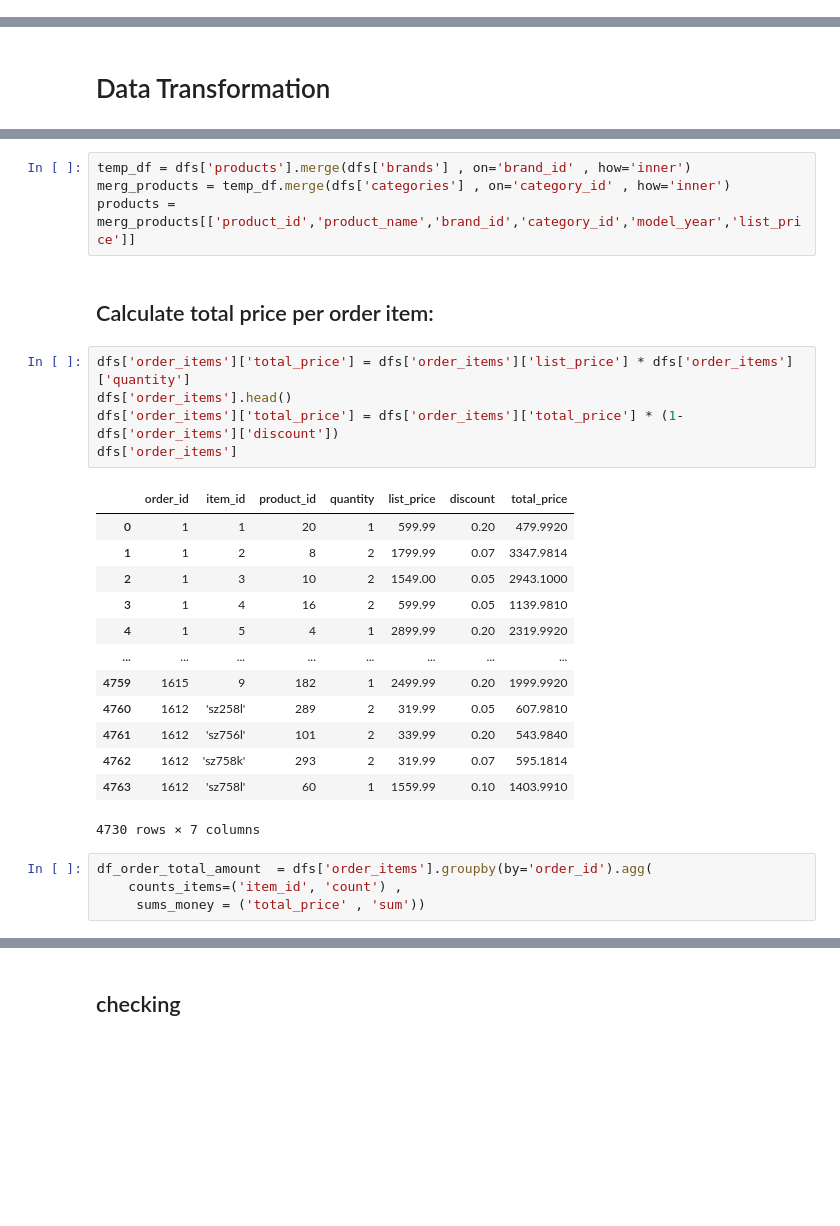
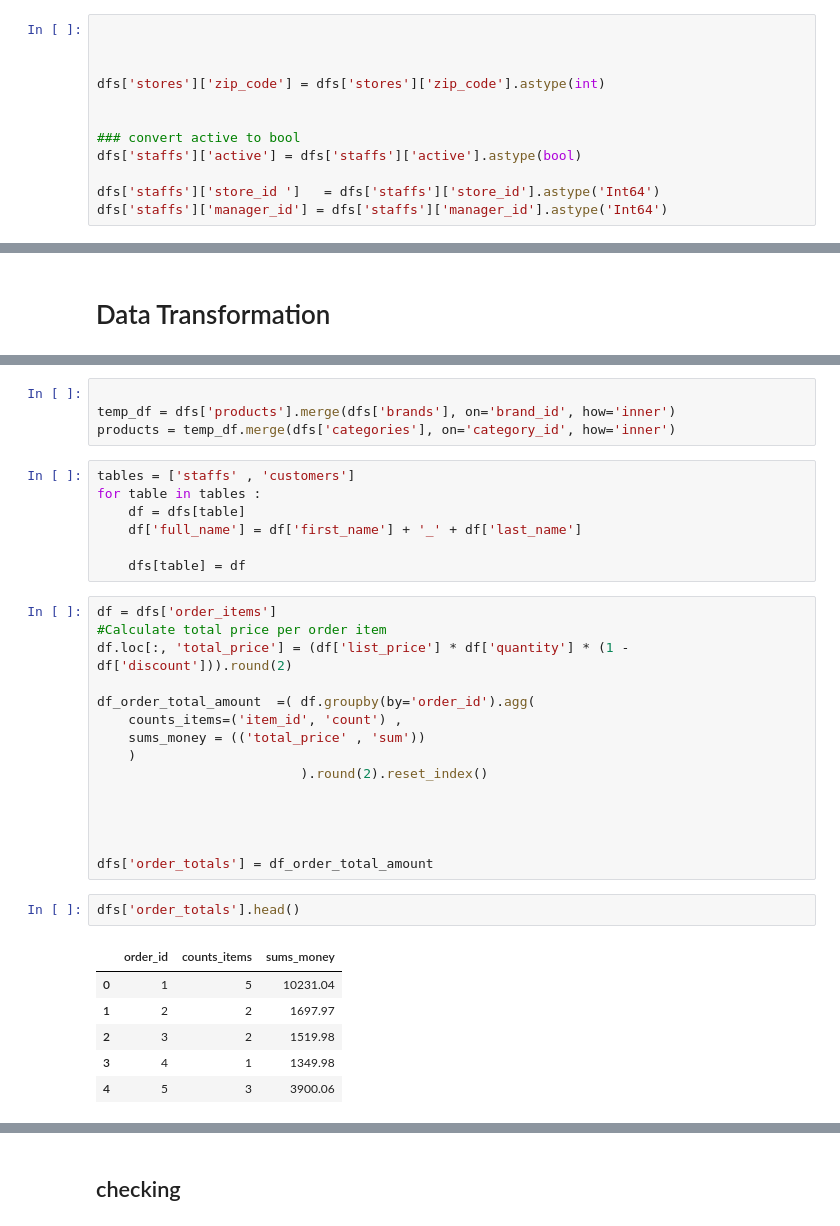
Before and after one commit to bob88p/DE_Retail, a Jupyter notebook: project_DE.ipynb, the cells around one changed output, grey strips where cells are left out. Saved outputs shown, nothing was run; the diff lists cells and outputs as text; blank space fills up the shorter version.

```diff
--- a/project_DE.ipynb
+++ b/project_DE.ipynb
@@ -298,0 +377,12 @@ dfs['stocks'] =  dfs['stocks'][dfs['stocks']['quantity']>=0]
+# %%
+
+
+
+dfs['stores']['zip_code'] = dfs['stores']['zip_code'].astype(int)
+
+
+### convert active to bool
+dfs['staffs']['active'] = dfs['staffs']['active'].astype(bool)
+
+dfs['staffs']['store_id ']   = dfs['staffs']['store_id'].astype('Int64')
+dfs['staffs']['manager_id'] = dfs['staffs']['manager_id'].astype('Int64')
@@ -303,29 +478,35 @@ dfs['stocks'] =  dfs['stocks'][dfs['stocks']['quantity']>=0]
 # %%
-temp_df = dfs['products'].merge(dfs['brands'] , on='brand_id' , how='inner')
-merg_products = temp_df.merge(dfs['categories'] , on='category_id' , how='inner')
-products = merg_products[['product_id','product_name','brand_id','category_id','model_year','list_price']]
+
+temp_df = dfs['products'].merge(dfs['brands'], on='brand_id', how='inner')
+products = temp_df.merge(dfs['categories'], on='category_id', how='inner')
-# %% [markdown]
-##  Calculate total price per order item:
-# %%
-dfs['order_items']['total_price'] = dfs['order_items']['list_price'] * dfs['order_items']['quantity']
-dfs['order_items'].head()
-dfs['order_items']['total_price'] = dfs['order_items']['total_price'] * (1-dfs['order_items']['discount'])
-dfs['order_items']
-# %% [output]
-|  | order_id | item_id | product_id | quantity | list_price | discount | total_price |
-| 0 | 1 | 1 | 20 | 1 | 599.99 | 0.20 | 479.9920 |
-| 1 | 1 | 2 | 8 | 2 | 1799.99 | 0.07 | 3347.9814 |
-| 2 | 1 | 3 | 10 | 2 | 1549.00 | 0.05 | 2943.1000 |
-| 3 | 1 | 4 | 16 | 2 | 599.99 | 0.05 | 1139.9810 |
-| 4 | 1 | 5 | 4 | 1 | 2899.99 | 0.20 | 2319.9920 |
-| ... | ... | ... | ... | ... | ... | ... | ... |
-| 4759 | 1615 | 9 | 182 | 1 | 2499.99 | 0.20 | 1999.9920 |
-| 4760 | 1612 | 'sz258l' | 289 | 2 | 319.99 | 0.05 | 607.9810 |
-| 4761 | 1612 | 'sz756l' | 101 | 2 | 339.99 | 0.20 | 543.9840 |
-| 4762 | 1612 | 'sz758k' | 293 | 2 | 319.99 | 0.07 | 595.1814 |
-| 4763 | 1612 | 'sz758l' | 60 | 1 | 1559.99 | 0.10 | 1403.9910 |
-4730 rows × 7 columns
+# %%
+tables = ['staffs' , 'customers']
+for table in tables :
+    df = dfs[table]
+    df['full_name'] = df['first_name'] + '_' + df['last_name']
+
+    dfs[table] = df
 # %%
-df_order_total_amount  = dfs['order_items'].groupby(by='order_id').agg(
+df = dfs['order_items']
+#Calculate total price per order item
+df.loc[:, 'total_price'] = (df['list_price'] * df['quantity'] * (1 - df['discount'])).round(2)
+
+df_order_total_amount  =( df.groupby(by='order_id').agg(
     counts_items=('item_id', 'count') ,
-     sums_money = ('total_price' , 'sum'))
+    sums_money = (('total_price' , 'sum'))
+    )
+                          ).round(2).reset_index()
+
+
+
+
+dfs['order_totals'] = df_order_total_amount
+# %%
+dfs['order_totals'].head()
+# %% [output]
+|  | order_id | counts_items | sums_money |
+| 0 | 1 | 5 | 10231.04 |
+| 1 | 2 | 2 | 1697.97 |
+| 2 | 3 | 2 | 1519.98 |
+| 3 | 4 | 1 | 1349.98 |
+| 4 | 5 | 3 | 3900.06 |
```
Also changed, not shown: parts of 74 cells of this notebook, 32 other files.
